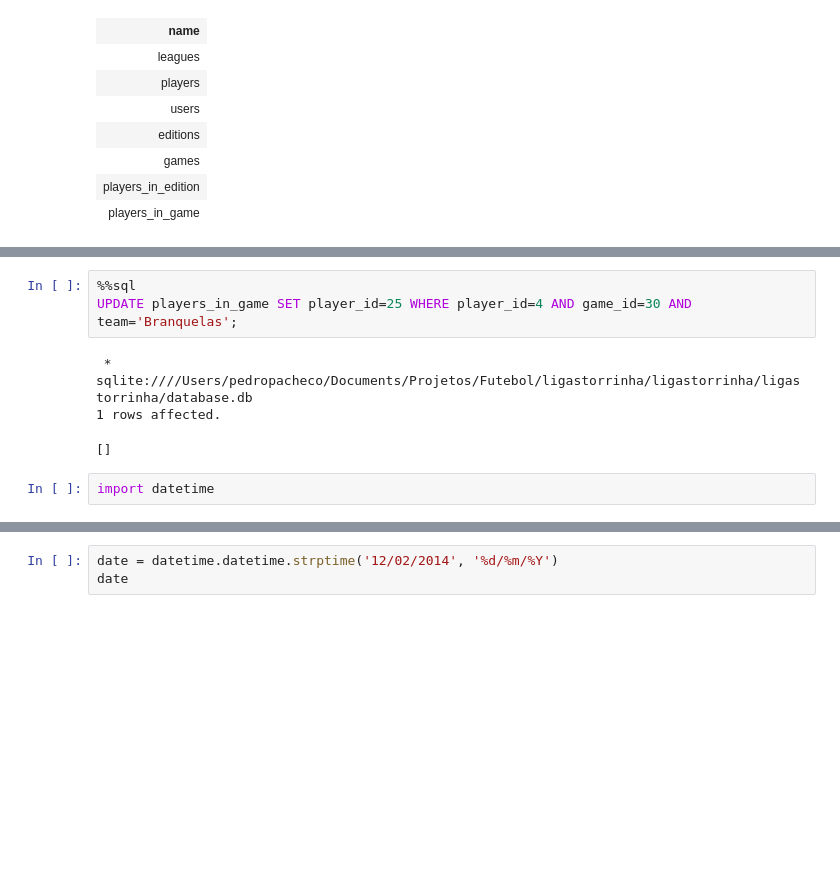
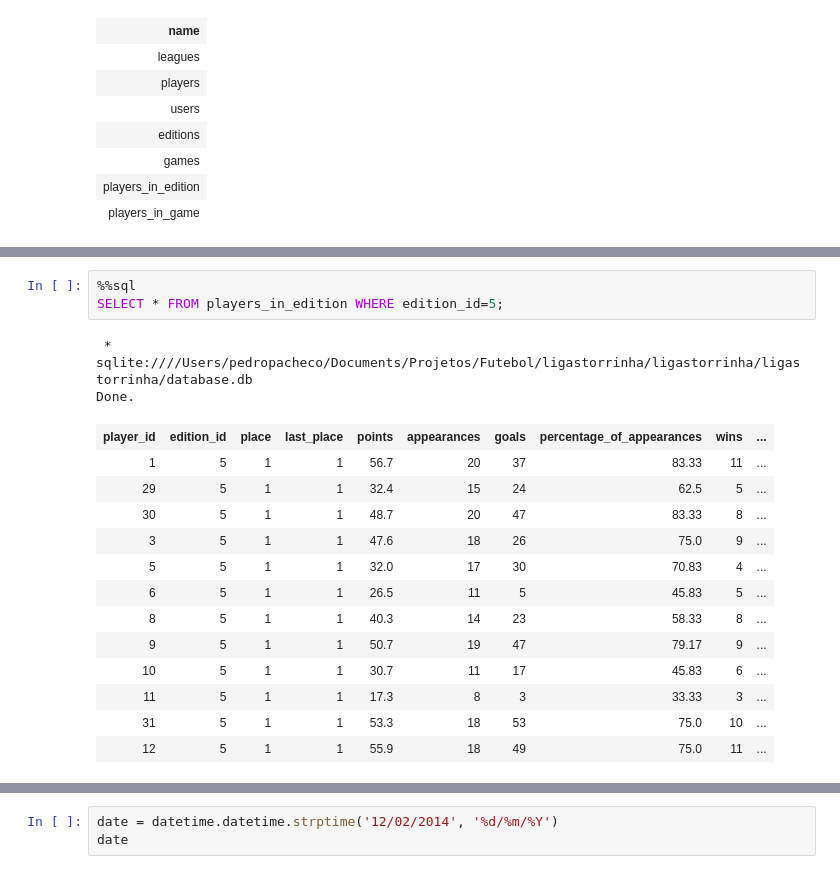
Before and after one commit to pedropacheco95/ligastorrinha, a Jupyter notebook: ligastorrinha/Untitled.ipynb, the cells around one changed output, grey strips where cells are left out. Cells and saved outputs as stored; diff of their text form; blank space fills up the shorter version.

```diff
--- a/ligastorrinha/Untitled.ipynb
+++ b/ligastorrinha/Untitled.ipynb
@@ -60,9 +48,19 @@ Done.
-# %%
-%%sql
-UPDATE players_in_game SET player_id=25 WHERE player_id=4 AND game_id=30 AND team='Branquelas';
-# %% [output]
- * sqlite:////Users/pedropacheco/Documents/Projetos/Futebol/ligastorrinha/ligastorrinha/ligastorrinha/database.db
-1 rows affected.
-[]
-# %%
-import datetime
+# %%
+%%sql
+SELECT * FROM players_in_edition WHERE edition_id=5;
+# %% [output]
+ * sqlite:////Users/pedropacheco/Documents/Projetos/Futebol/ligastorrinha/ligastorrinha/ligastorrinha/database.db
+Done.
+| player_id | edition_id | place | last_place | points | appearances | goals | percentage_of_appearances | wins | ... |
+| 1 | 5 | 1 | 1 | 56.7 | 20 | 37 | 83.33 | 11 | ... |
+| 29 | 5 | 1 | 1 | 32.4 | 15 | 24 | 62.5 | 5 | ... |
+| 30 | 5 | 1 | 1 | 48.7 | 20 | 47 | 83.33 | 8 | ... |
+| 3 | 5 | 1 | 1 | 47.6 | 18 | 26 | 75.0 | 9 | ... |
+| 5 | 5 | 1 | 1 | 32.0 | 17 | 30 | 70.83 | 4 | ... |
+| 6 | 5 | 1 | 1 | 26.5 | 11 | 5 | 45.83 | 5 | ... |
+| 8 | 5 | 1 | 1 | 40.3 | 14 | 23 | 58.33 | 8 | ... |
+| 9 | 5 | 1 | 1 | 50.7 | 19 | 47 | 79.17 | 9 | ... |
+| 10 | 5 | 1 | 1 | 30.7 | 11 | 17 | 45.83 | 6 | ... |
+| 11 | 5 | 1 | 1 | 17.3 | 8 | 3 | 33.33 | 3 | ... |
+| 31 | 5 | 1 | 1 | 53.3 | 18 | 53 | 75.0 | 10 | ... |
+| 12 | 5 | 1 | 1 | 55.9 | 18 | 49 | 75.0 | 11 | ... |
```
Also changed, not shown: parts of 5 cells of this notebook, 26 other files.
